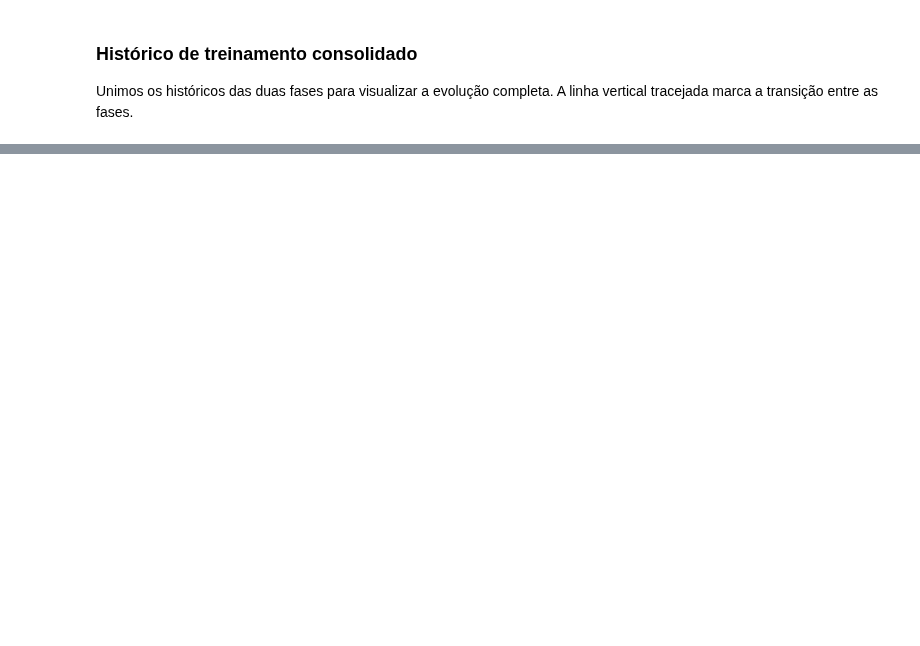
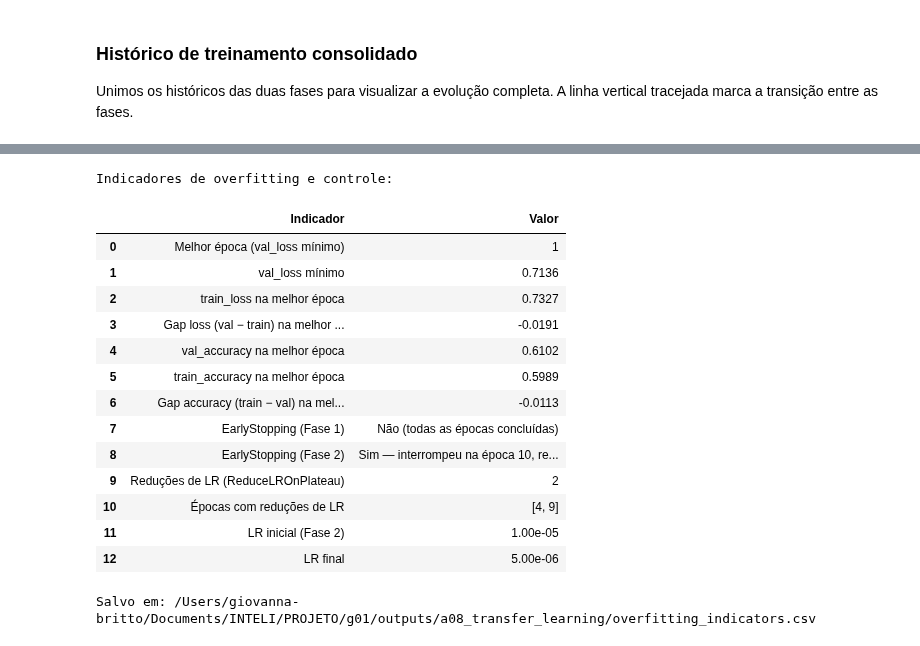
Before and after one commit to pedroauler12/SpectraAI, a Jupyter notebook: artefatos/a08_transfer_learning/a08_transfer_learning.ipynb, the cells around one changed output, grey strips where cells are left out. Drawn from its saved outputs; the diff is of its cells as text; code cells hidden in the pictures; blank space fills up the shorter version.

```diff
--- a/artefatos/a08_transfer_learning/a08_transfer_learning.ipynb
+++ b/artefatos/a08_transfer_learning/a08_transfer_learning.ipynb
@@ -634,0 +808,62 @@ Gráfico salvo em: /Users/mateus/Projetos/Academico/Inteli/g01/outputs/a08_trans
+# %%
+losses    = full_history["loss"]
+val_losses = full_history["val_loss"]
+accs      = full_history["accuracy"]
+val_accs  = full_history["val_accuracy"]
+lrs       = full_history["learning_rate"]
+epochs_range = list(range(1, len(losses) + 1))
+
+best_epoch_idx = int(np.argmin(val_losses))
+best_epoch_num = best_epoch_idx + 1
+
+# --- Detectar disparos de ReduceLROnPlateau ---
+lr_reductions = [
+    e for e in range(1, len(lrs))
+    if lrs[e] < lrs[e - 1]
+]
+
+# --- Detectar disparo de EarlyStopping por fase ---
+es_phase1 = "Não (todas as épocas concluídas)"
+es_phase2 = f"Sim — interrompeu na época {len(losses)}, restaurou época {best_epoch_num}"
+
+indicators = {
+    "Melhor época (val_loss mínimo)":      best_epoch_num,
+    "val_loss mínimo":                     round(min(val_losses), 4),
+    "train_loss na melhor época":          round(losses[best_epoch_idx], 4),
+    "Gap loss (val − train) na melhor época": round(val_losses[best_epoch_idx] - losses[best_epoch_idx], 4),
+    "val_accuracy na melhor época":        round(val_accs[best_epoch_idx], 4),
+    "train_accuracy na melhor época":      round(accs[best_epoch_idx], 4),
+    "Gap accuracy (train − val) na melhor época": round(accs[best_epoch_idx] - val_accs[best_epoch_idx], 4),
+    "EarlyStopping (Fase 1)":              es_phase1,
+    "EarlyStopping (Fase 2)":              es_phase2,
+    "Reduções de LR (ReduceLROnPlateau)":  len(lr_reductions),
+    "Épocas com reduções de LR":           str([e + 1 for e in lr_reductions]),
+    "LR inicial (Fase 2)":                 f"{lrs[phase1_epochs]:.2e}",
+    "LR final":                            f"{lrs[-1]:.2e}",
+}
+
+indicators_df = pd.DataFrame(
+    list(indicators.items()), columns=["Indicador", "Valor"]
+)
+indicators_df.to_csv(OUTPUT_DIR / "overfitting_indicators.csv", index=False)
+
+print("Indicadores de overfitting e controle:\n")
+display(indicators_df)
+print(f"\nSalvo em: {OUTPUT_DIR / 'overfitting_indicators.csv'}")
+# %% [output]
+Indicadores de overfitting e controle:
+|  | Indicador | Valor |
+| 0 | Melhor época (val_loss mínimo) | 1 |
+| 1 | val_loss mínimo | 0.7136 |
+| 2 | train_loss na melhor época | 0.7327 |
+| 3 | Gap loss (val − train) na melhor ... | -0.0191 |
+| 4 | val_accuracy na melhor época | 0.6102 |
+| 5 | train_accuracy na melhor época | 0.5989 |
+| 6 | Gap accuracy (train − val) na mel... | -0.0113 |
+| 7 | EarlyStopping (Fase 1) | Não (todas as épocas concluídas) |
+| 8 | EarlyStopping (Fase 2) | Sim — interrompeu na época 10, re... |
+| 9 | Reduções de LR (ReduceLROnPlateau) | 2 |
+| 10 | Épocas com reduções de LR | [4, 9] |
+| 11 | LR inicial (Fase 2) | 1.00e-05 |
+| 12 | LR final | 5.00e-06 |
+Salvo em: /Users/giovanna-britto/Documents/INTELI/PROJETO/g01/outputs/a08_transfer_learning/overfitting_indicators.csv
```
Also changed, not shown: parts of 11 cells of this notebook, 3 other files.
